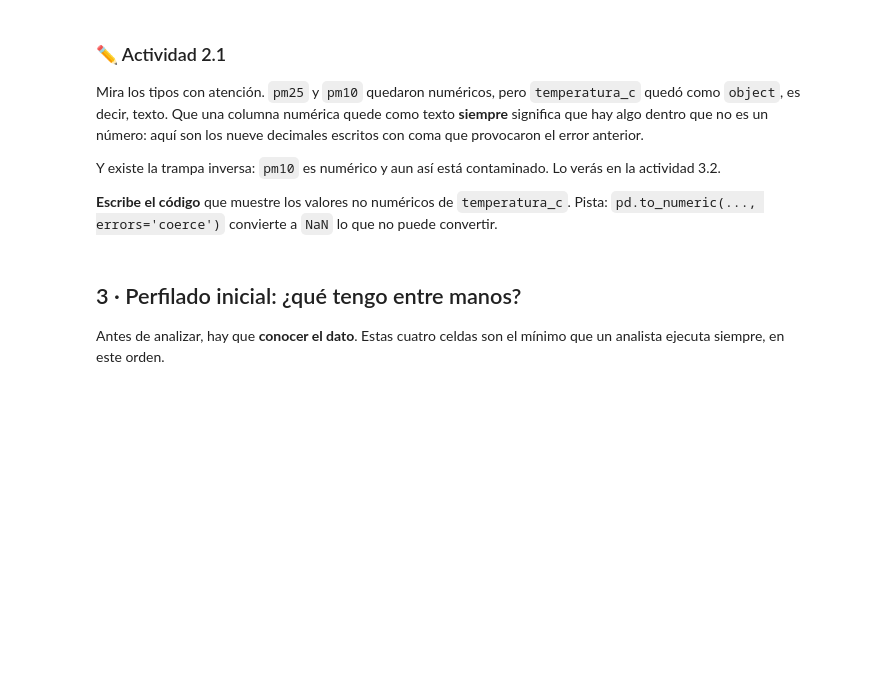
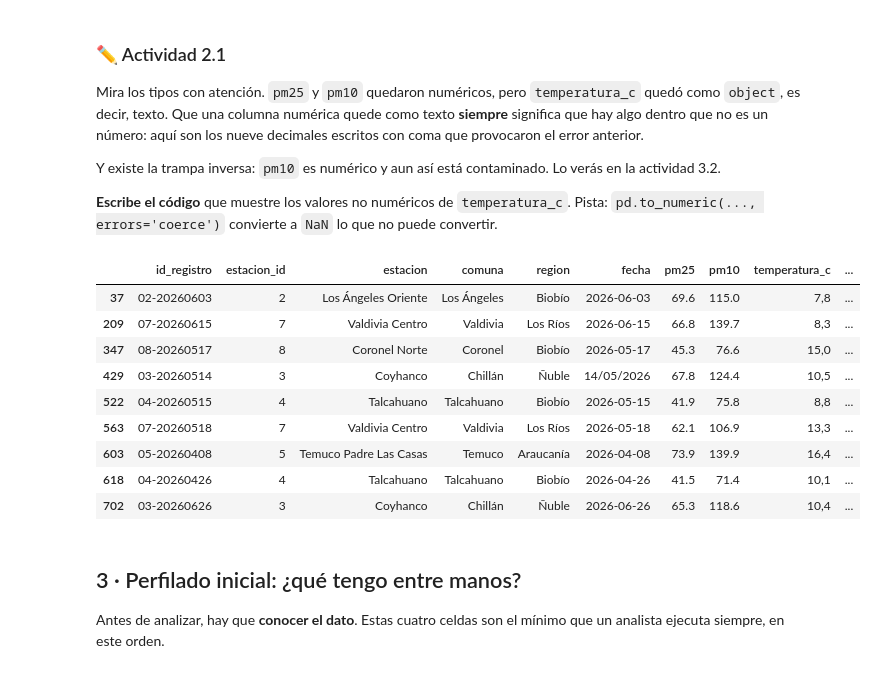
Before and after one commit to frandresst-wq/Proyecto-de-Ciencia-de-Datos, a Jupyter notebook: S1_Notebook_Base_CDD_Soto_Franco.ipynb, the cells around one changed output. Saved outputs shown, nothing was run; the diff lists cells and outputs as text; code cells hidden in the pictures; blank space fills up the shorter version.

```diff
--- a/S1_Notebook_Base_CDD_Soto_Franco.ipynb
+++ b/S1_Notebook_Base_CDD_Soto_Franco.ipynb
@@ -89,6 +97,18 @@ Y existe la trampa inversa: `pm10` es numérico y aun así está contaminado. Lo
 **Escribe el código** que muestre los valores no numéricos de `temperatura_c`. Pista: `pd.to_numeric(..., errors='coerce')` convierte a `NaN` lo que no puede convertir.
 # %%
 # Tu código aquí
+aire[pd.to_numeric(aire['temperatura_c'], errors='coerce').isna()]
+# %% [output]
+|  | id_registro | estacion_id | estacion | comuna | region | fecha | pm25 | pm10 | temperatura_c | ... |
+| 37 | 02-20260603 | 2 | Los Ángeles Oriente | Los Ángeles | Biobío | 2026-06-03 | 69.6 | 115.0 | 7,8 | ... |
+| 209 | 07-20260615 | 7 | Valdivia Centro | Valdivia | Los Ríos | 2026-06-15 | 66.8 | 139.7 | 8,3 | ... |
+| 347 | 08-20260517 | 8 | Coronel Norte | Coronel | Biobío | 2026-05-17 | 45.3 | 76.6 | 15,0 | ... |
+| 429 | 03-20260514 | 3 | Coyhanco | Chillán | Ñuble | 14/05/2026 | 67.8 | 124.4 | 10,5 | ... |
+| 522 | 04-20260515 | 4 | Talcahuano | Talcahuano | Biobío | 2026-05-15 | 41.9 | 75.8 | 8,8 | ... |
+| 563 | 07-20260518 | 7 | Valdivia Centro | Valdivia | Los Ríos | 2026-05-18 | 62.1 | 106.9 | 13,3 | ... |
+| 603 | 05-20260408 | 5 | Temuco Padre Las Casas | Temuco | Araucanía | 2026-04-08 | 73.9 | 139.9 | 16,4 | ... |
+| 618 | 04-20260426 | 4 | Talcahuano | Talcahuano | Biobío | 2026-04-26 | 41.5 | 71.4 | 10,1 | ... |
+| 702 | 03-20260626 | 3 | Coyhanco | Chillán | Ñuble | 2026-06-26 | 65.3 | 118.6 | 10,4 | ... |
 # %% [markdown]
 ## 3 · Perfilado inicial: ¿qué tengo entre manos?
 
```
Also changed, not shown: parts of 34 cells of this notebook.
